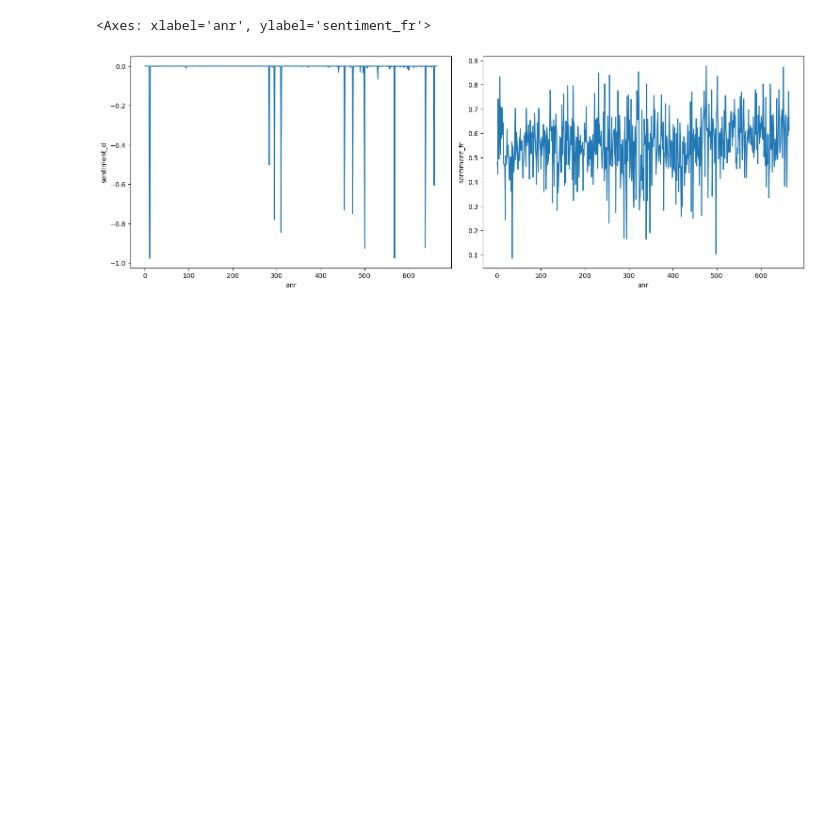
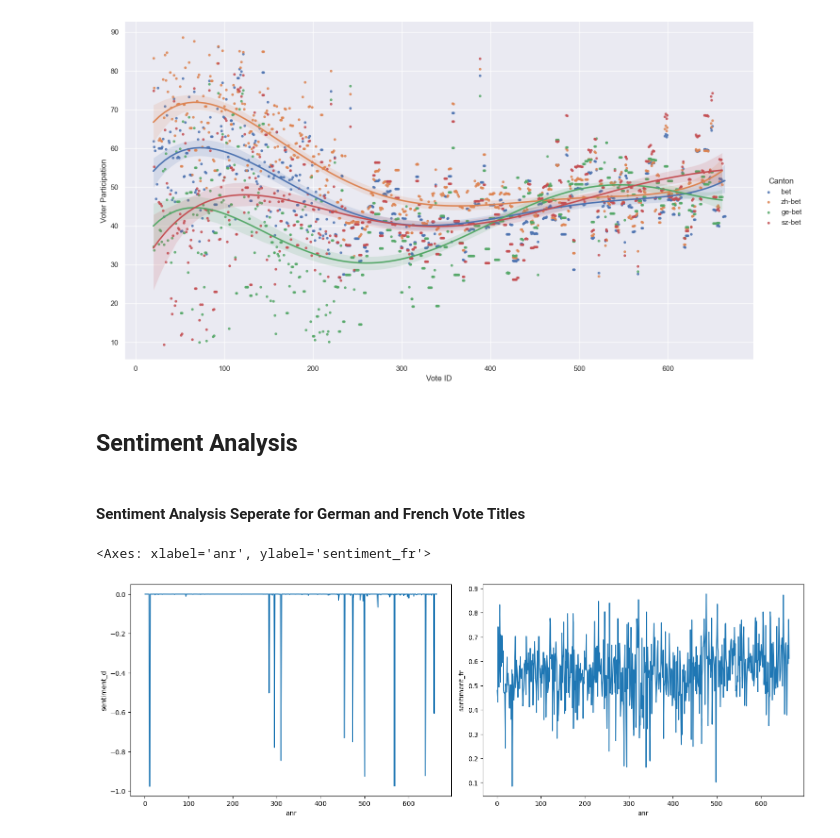
Before and after one commit to emilfunke/SwissVotingAnalysis, a Jupyter notebook: text_testing.ipynb, the cells around one changed output. Drawn from its saved outputs; the diff is of its cells as text; code cells hidden in the pictures; blank space fills up the shorter version.

```diff
--- a/text_testing.ipynb
+++ b/text_testing.ipynb
@@ -43 +117,20 @@ data = pd.read_excel('./data/DATASET XLSX 06-07-2023.xlsx', sheet_name='DATA')
+# %%
+beteiligung_columns = [col for col in data.columns if 'bet' in col]
+beteiligung_columns.append('anr')
+beteiligung_data = data[beteiligung_columns]
+beteiligung_data.drop(columns=['kurzbetitel'], inplace=True)
+beteiligung_data.replace('.', np.nan, inplace=True)
+# %%
+dfm = beteiligung_data[['bet', 'zh-bet', 'ge-bet', 'sz-bet', 'anr']].melt('anr', var_name='cols', value_name='vals')
+# %%
+#fig, axs = plt.subplots(figsize=(24,12))
+g = sns.lmplot(x='anr', y='vals', data=dfm, hue='cols', order=5, scatter=True, markers=[".", ".", ".", "."], height=8, aspect=1.7777777)
+g.set_ylabels('Voter Participation')
+g.set_xlabels('Vote ID')
+g._legend.set_title('Canton')
+plt.savefig('./figures/beteiligung.pdf', format='pdf', bbox_inches='tight')
+# %% [output]
+[figure, added]
+# %% [markdown]
+## Sentiment Analysis
 # %%
@@ -44,0 +138,2 @@ text_data = data[['anr', 'datum', 'titel_kurz_d', 'titel_kurz_f', 'titel_off_d',
+# %% [markdown]
+#### Sentiment Analysis Seperate for German and French Vote Titles
```
Also changed, not shown: parts of 29 cells of this notebook, 5 other files.
